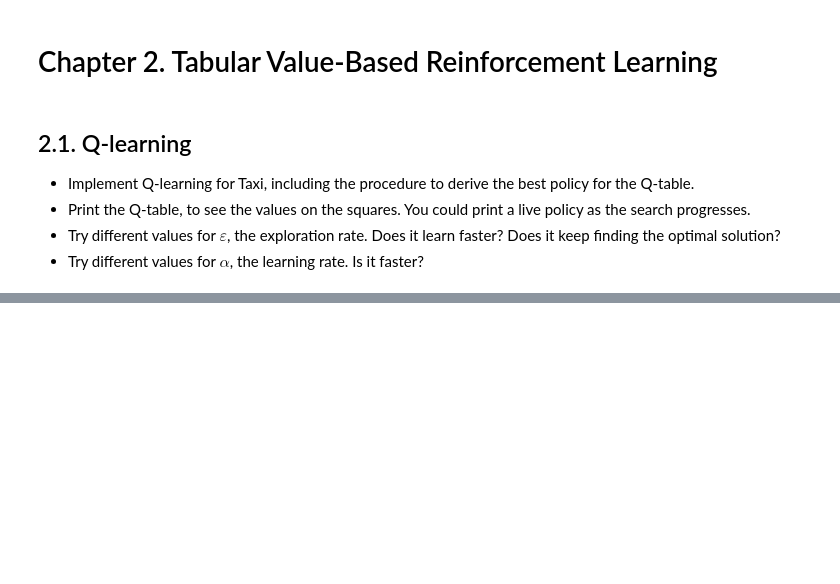
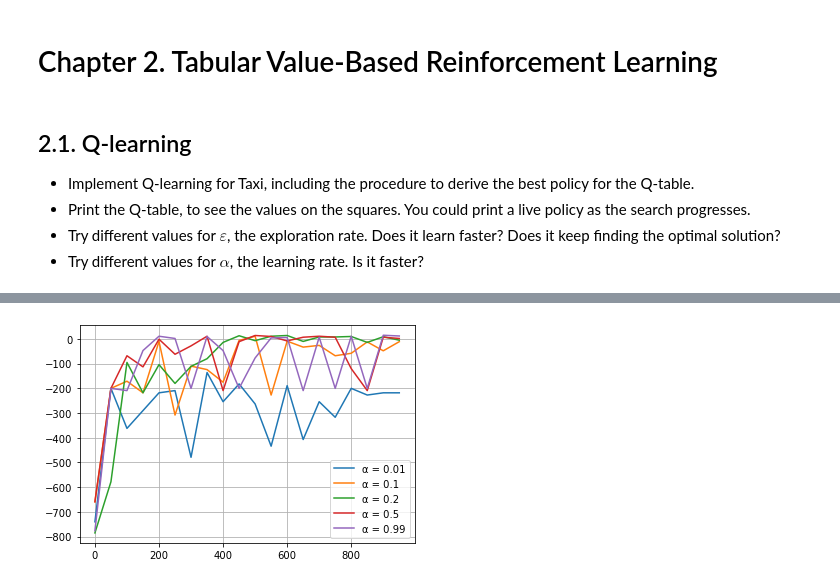
Before and after one commit to CSReading/DeepRL, a Jupyter notebook: exercises/chapter02/miiitomi/miiitomi.ipynb, the cells around one changed output, grey strips where cells are left out. Saved outputs shown, nothing was run; the diff lists cells and outputs as text; code cells hidden in the pictures; blank space fills up the shorter version.

```diff
--- a/exercises/chapter02/miiitomi/miiitomi.ipynb
+++ b/exercises/chapter02/miiitomi/miiitomi.ipynb
@@ -101,0 +187,14 @@ plt.show()
+# %%
+# Try different alpha
+alphas = [0.01, 0.1, 0.2, 0.5, 0.99]
+fig, ax = plt.subplots()
+
+for alpha in alphas:
+    _, y, x = taxi_sarsa(epsilon=0.01, alpha=alpha, epilogues=1000, show_log=False, MOD=50)
+    ax.plot(y, x, label=f"α = {alpha}")
+
+ax.legend()
+ax.grid()
+plt.show()
+# %% [output]
+[figure, added]
```
Also changed, not shown: parts of 11 cells of this notebook.
